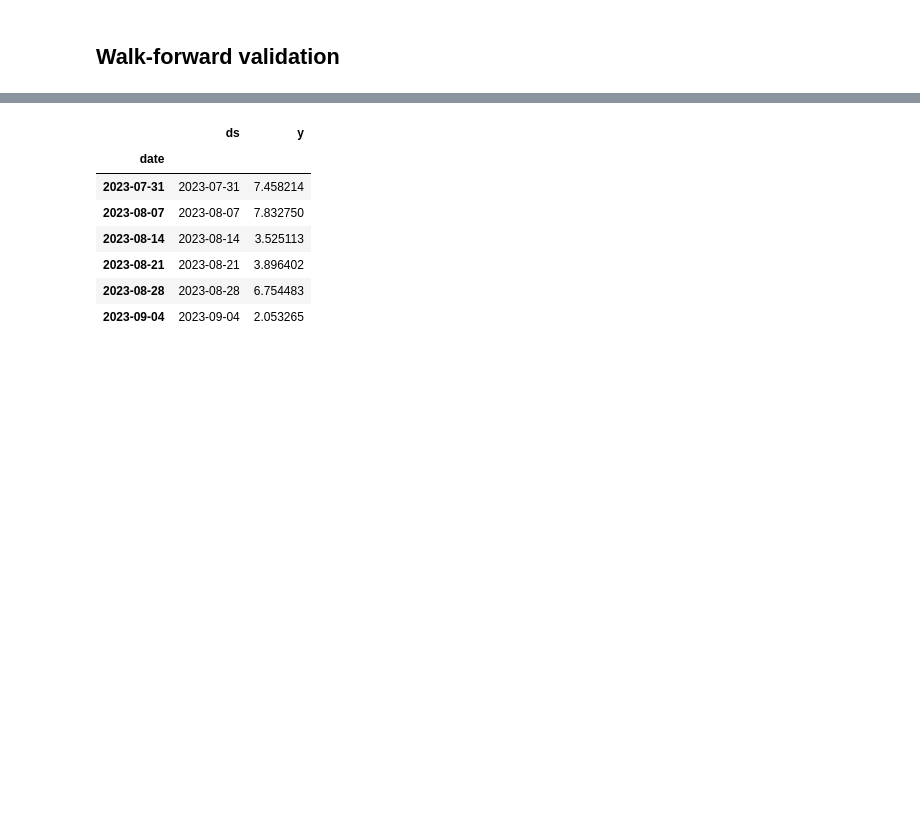
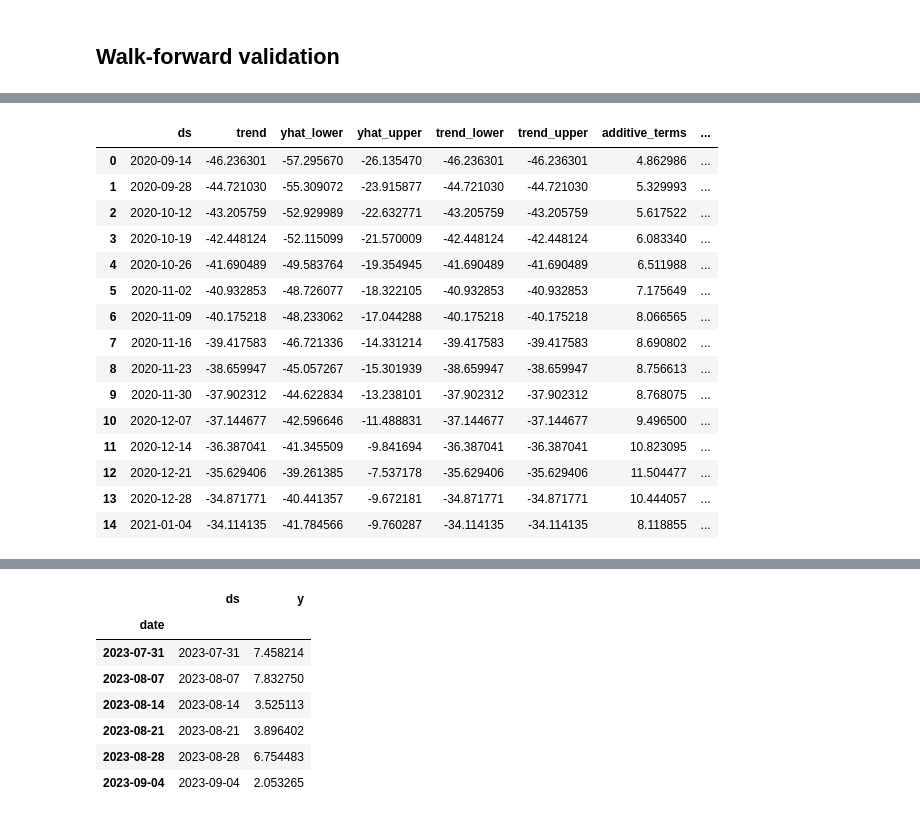
Before and after one commit to surajkarak/thesis, a Jupyter notebook: Prophet.ipynb, the cells around one changed output, grey strips where cells are left out. Drawn from its saved outputs; the diff is of its cells as text; code cells hidden in the pictures; blank space fills up the shorter version.

```diff
--- a/Prophet.ipynb
+++ b/Prophet.ipynb
@@ -252,0 +270,19 @@ pjme_train_prophet
+# %%
+pred_step.head(15)
+# %% [output]
+|  | ds | trend | yhat_lower | yhat_upper | trend_lower | trend_upper | additive_terms | ... |
+| 0 | 2020-09-14 | -46.236301 | -57.295670 | -26.135470 | -46.236301 | -46.236301 | 4.862986 | ... |
+| 1 | 2020-09-28 | -44.721030 | -55.309072 | -23.915877 | -44.721030 | -44.721030 | 5.329993 | ... |
+| 2 | 2020-10-12 | -43.205759 | -52.929989 | -22.632771 | -43.205759 | -43.205759 | 5.617522 | ... |
+| 3 | 2020-10-19 | -42.448124 | -52.115099 | -21.570009 | -42.448124 | -42.448124 | 6.083340 | ... |
+| 4 | 2020-10-26 | -41.690489 | -49.583764 | -19.354945 | -41.690489 | -41.690489 | 6.511988 | ... |
+| 5 | 2020-11-02 | -40.932853 | -48.726077 | -18.322105 | -40.932853 | -40.932853 | 7.175649 | ... |
+| 6 | 2020-11-09 | -40.175218 | -48.233062 | -17.044288 | -40.175218 | -40.175218 | 8.066565 | ... |
+| 7 | 2020-11-16 | -39.417583 | -46.721336 | -14.331214 | -39.417583 | -39.417583 | 8.690802 | ... |
+| 8 | 2020-11-23 | -38.659947 | -45.057267 | -15.301939 | -38.659947 | -38.659947 | 8.756613 | ... |
+| 9 | 2020-11-30 | -37.902312 | -44.622834 | -13.238101 | -37.902312 | -37.902312 | 8.768075 | ... |
+| 10 | 2020-12-07 | -37.144677 | -42.596646 | -11.488831 | -37.144677 | -37.144677 | 9.496500 | ... |
+| 11 | 2020-12-14 | -36.387041 | -41.345509 | -9.841694 | -36.387041 | -36.387041 | 10.823095 | ... |
+| 12 | 2020-12-21 | -35.629406 | -39.261385 | -7.537178 | -35.629406 | -35.629406 | 11.504477 | ... |
+| 13 | 2020-12-28 | -34.871771 | -40.441357 | -9.672181 | -34.871771 | -34.871771 | 10.444057 | ... |
+| 14 | 2021-01-04 | -34.114135 | -41.784566 | -9.760287 | -34.114135 | -34.114135 | 8.118855 | ... |
```
Also changed, not shown: parts of 34 cells of this notebook, 1 other file.
